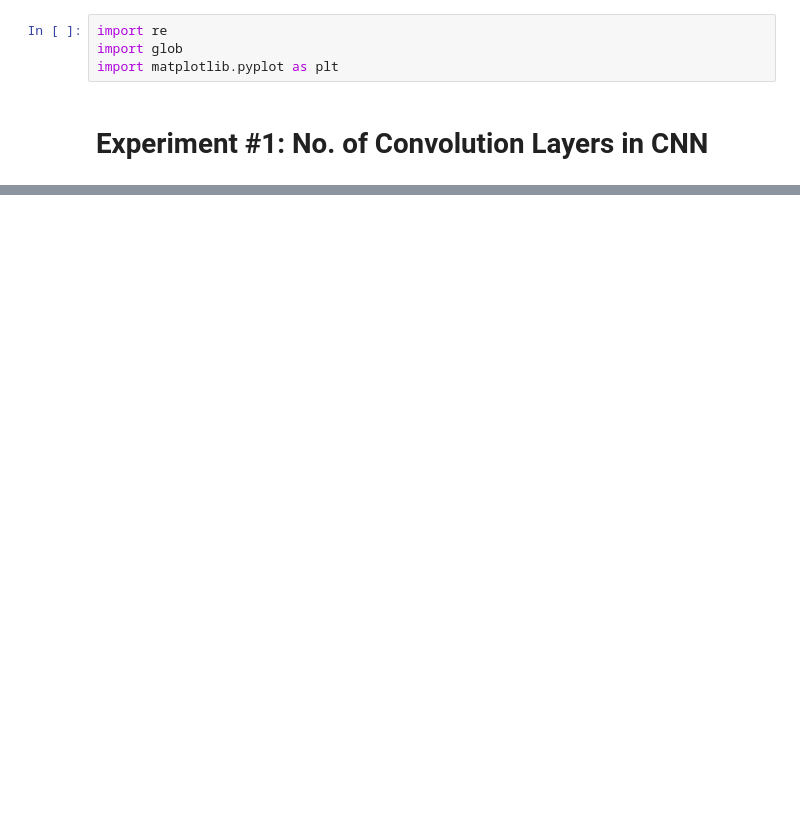
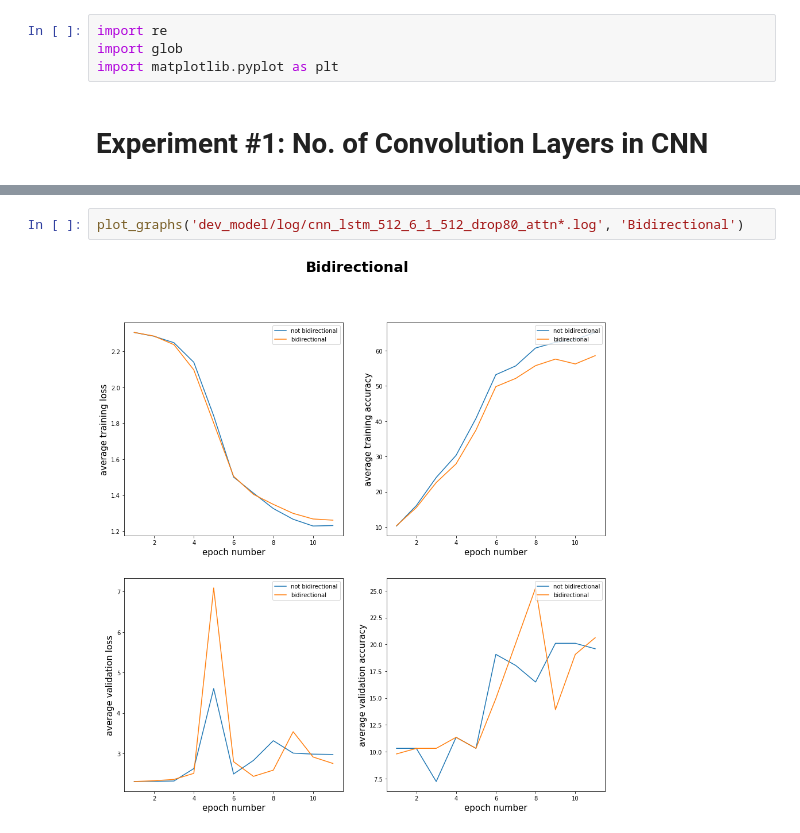
Before and after one commit to LinHuiqing/signo-lingo, a Jupyter notebook: src/log_file_plots.ipynb, the cells around one changed output, grey strips where cells are left out. Saved outputs shown, nothing was run; the diff lists cells and outputs as text; blank space fills up the shorter version.

```diff
--- a/src/log_file_plots.ipynb
+++ b/src/log_file_plots.ipynb
@@ -104 +133,5 @@ plot_graphs('log/cnn_lstm_512_6_1_512_bidir_drop80_attn.log', 'With Attention')
+# %%
+plot_graphs('dev_model/log/cnn_lstm_512_6_1_512_drop80_attn*.log', 'Bidirectional')
+# %% [output]
+[figure, added]
 # %%
```
Also changed, not shown: parts of 9 cells of this notebook, 1 other file.
